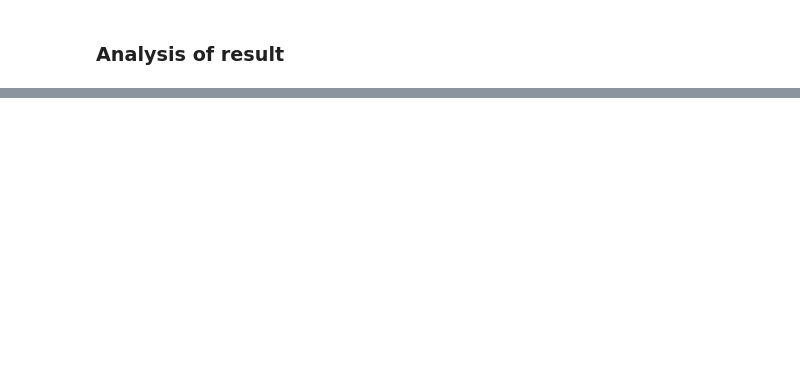
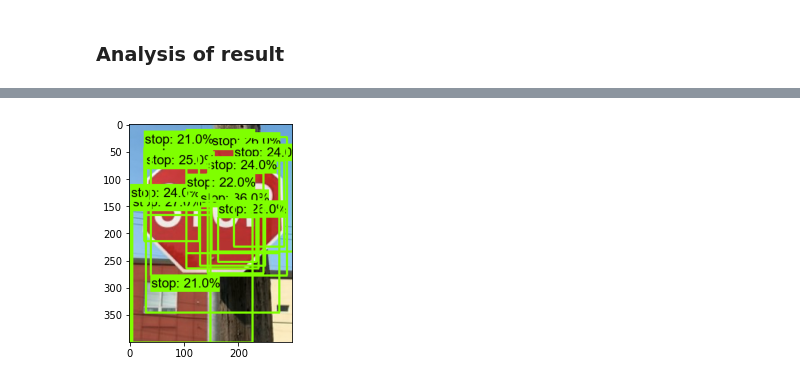
Before and after one commit to Dreamsplutox/robotics_train_sign_data, a Jupyter notebook: stop_sign_train.ipynb, the cells around one changed output, grey strips where cells are left out. Drawn from its saved outputs; the diff is of its cells as text; code cells hidden in the pictures; blank space fills up the shorter version.

```diff
--- a/stop_sign_train.ipynb
+++ b/stop_sign_train.ipynb
@@ -315,0 +570,13 @@ lorem ipsum
+# %%
+#load save model and build detection function
+PATH_TO_SAVED_MODEL = PATH_TO_MODEL_DIR + "\\saved_model"
+
+print('Loading model...', end='')
+start_time = time.time()
+
+# Load saved model and build the detection function
+detect_fn = tf.saved_model.load(PATH_TO_SAVED_MODEL)
+
+end_time = time.time()
+elapsed_time = end_time - start_time
+print('Done! Took {} seconds'.format(elapsed_time))
@@ -315,0 +585,86 @@ lorem ipsum
+# %%
+#map labels
+category_index = label_map_util.create_category_index_from_labelmap(PATH_TO_LABELS,
+                                                                    use_display_name=True)
+# %%
+#final code to test model ==> don't forget to change the min_score_thresh (0.45 - 0.5 and we will have a good model)
+import numpy as np
+from matplotlib import pyplot
+from PIL import Image
+import matplotlib.pyplot as plt
+import warnings
+warnings.filterwarnings('ignore')   # Suppress Matplotlib warnings
+
+def load_image_into_numpy_array(path):
+    """Load an image from file into a numpy array.
+
+    Puts image into numpy array to feed into tensorflow graph.
+    Note that by convention we put it into a numpy array with shape
+    (height, width, channels), where channels=3 for RGB.
+
+    Args:
+      path: the file path to the image
+
+    Returns:
+      uint8 numpy array with shape (img_height, img_width, 3)
+    """
+    return np.array(Image.open(path))
+
+
+# images_to_test = ['C:\\Users\\arnau\\.keras\\datasets\\image1.jpg', 'C:\\Users\\arnau\\.keras\\datasets\\image2.jpg',
+#                   'D:\\roscore_projects\\final_tp_robotics\\robotics_train_sign_data\\images_test\\img_test_1.jpg']
+
+for image_path in images_to_test:
+
+    print('Running inference for {}... '.format(image_path), end='')
+
+    image_np = load_image_into_numpy_array(image_path)
+
+    # Things to try:
+    # Flip horizontally
+    # image_np = np.fliplr(image_np).copy()
+
+    # Convert image to grayscale
+    # image_np = np.tile(
+    #     np.mean(image_np, 2, keepdims=True), (1, 1, 3)).astype(np.uint8)
+
+    # The input needs to be a tensor, convert it using `tf.convert_to_tensor`.
+    input_tensor = tf.convert_to_tensor(image_np)
+    # The model expects a batch of images, so add an axis with `tf.newaxis`.
+    input_tensor = input_tensor[tf.newaxis, ...]
+
+    # input_tensor = np.expand_dims(image_np, 0)
+    detections = detect_fn(input_tensor)
+
+    # All outputs are batches tensors.
+    # Convert to numpy arrays, and take index [0] to remove the batch dimension.
+    # We're only interested in the first num_detections.
+    num_detections = int(detections.pop('num_detections'))
+    detections = {key: value[0, :num_detections].numpy()
+                   for key, value in detections.items()}
+    detections['num_detections'] = num_detections
+
+    # detection_classes should be ints.
+    detections['detection_classes'] = detections['detection_classes'].astype(np.int64)
+
+    image_np_with_detections = image_np.copy()
+
+    visualization_utils.visualize_boxes_and_labels_on_image_array(
+          image_np_with_detections,
+          detections['detection_boxes'],
+          detections['detection_classes'],
+          detections['detection_scores'],
+          category_index,
+          use_normalized_coordinates=True,
+          max_boxes_to_draw=200,
+          min_score_thresh=.20,
+          agnostic_mode=False)
+
+    plt.figure()
+    plt.imshow(image_np_with_detections)
+    pyplot.imshow(image_np_with_detections)
+    print('Done')
+plt.show()
+
+# sphinx_gallery_thumbnail_number = 2
+# %% [output]
@@ -315,0 +678 @@ lorem ipsum
+[figure, added]
```
Also changed, not shown: parts of 46 cells of this notebook, 7 other files.
